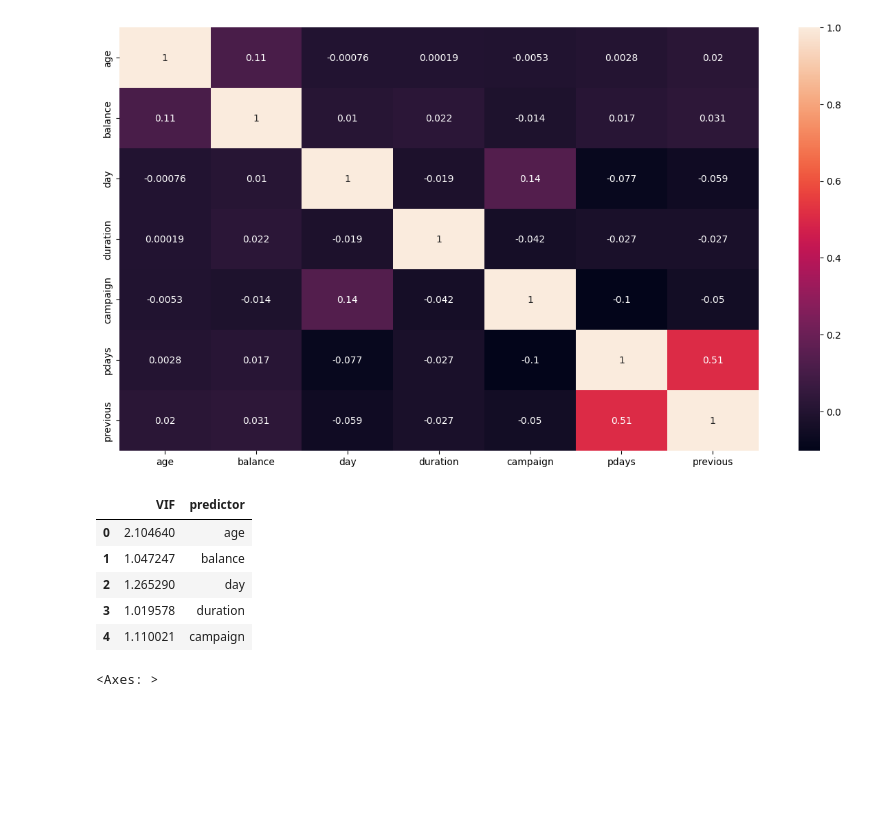
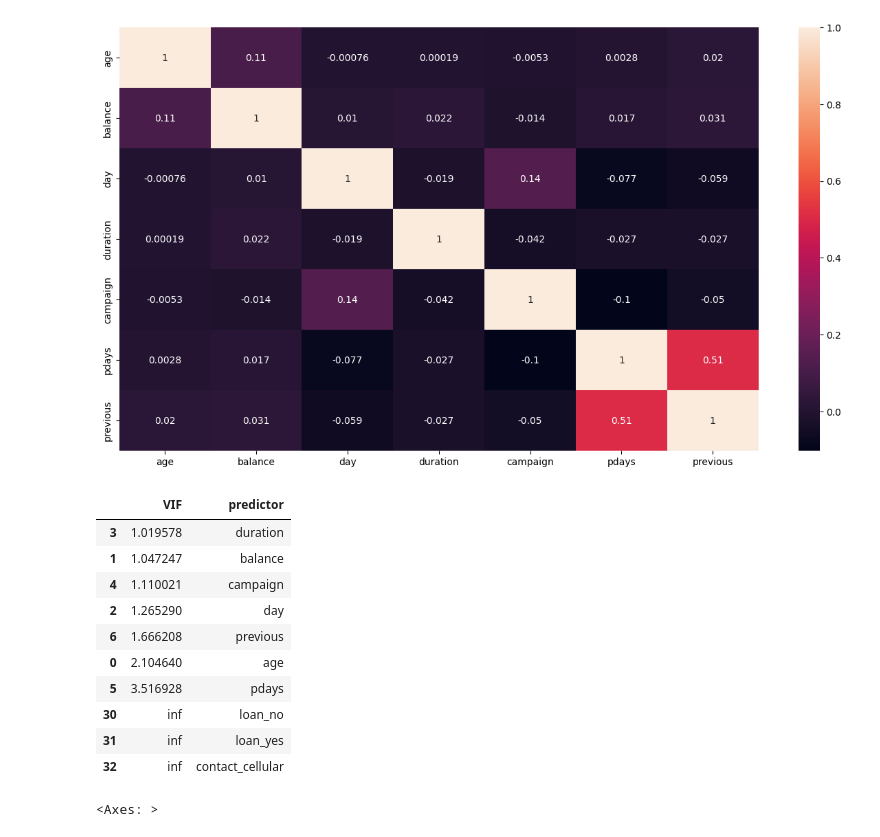
Before and after one commit to av1kav/jupyter-notebooks, a Jupyter notebook: SurvivalTimeAnalysis.ipynb, the cells around one changed output. Drawn from its saved outputs; the diff is of its cells as text; code cells hidden in the pictures; blank space fills up the shorter version.

```diff
--- a/SurvivalTimeAnalysis.ipynb
+++ b/SurvivalTimeAnalysis.ipynb
@@ -126,15 +126,20 @@ predictors_df_withcats = pd.get_dummies(predictors_df, dtype=np.float64)
 # %%
 # Variance Inflation Factor (VIF) check for highly multicollinear features
 vif_check = pd.DataFrame({
     'VIF': [variance_inflation_factor(predictors_df_withcats.values, i) for i in range(predictors_df_withcats.shape[1])],
     'predictor': predictors_df_withcats.columns,
-})
-vif_check.head()
+}).sort_values(by='VIF', ascending=True)
+vif_check.head(10)
 # %% [output]
 |  | VIF | predictor |
+| 3 | 1.019578 | duration |
+| 1 | 1.047247 | balance |
+| 4 | 1.110021 | campaign |
+| 2 | 1.265290 | day |
+| 6 | 1.666208 | previous |
 | 0 | 2.104640 | age |
-| 1 | 1.047247 | balance |
-| 2 | 1.265290 | day |
-| 3 | 1.019578 | duration |
-| 4 | 1.110021 | campaign |
+| 5 | 3.516928 | pdays |
+| 30 | inf | loan_no |
+| 31 | inf | loan_yes |
+| 32 | inf | contact_cellular |
 # %%
```
Also changed, not shown: parts of 3 cells of this notebook.
